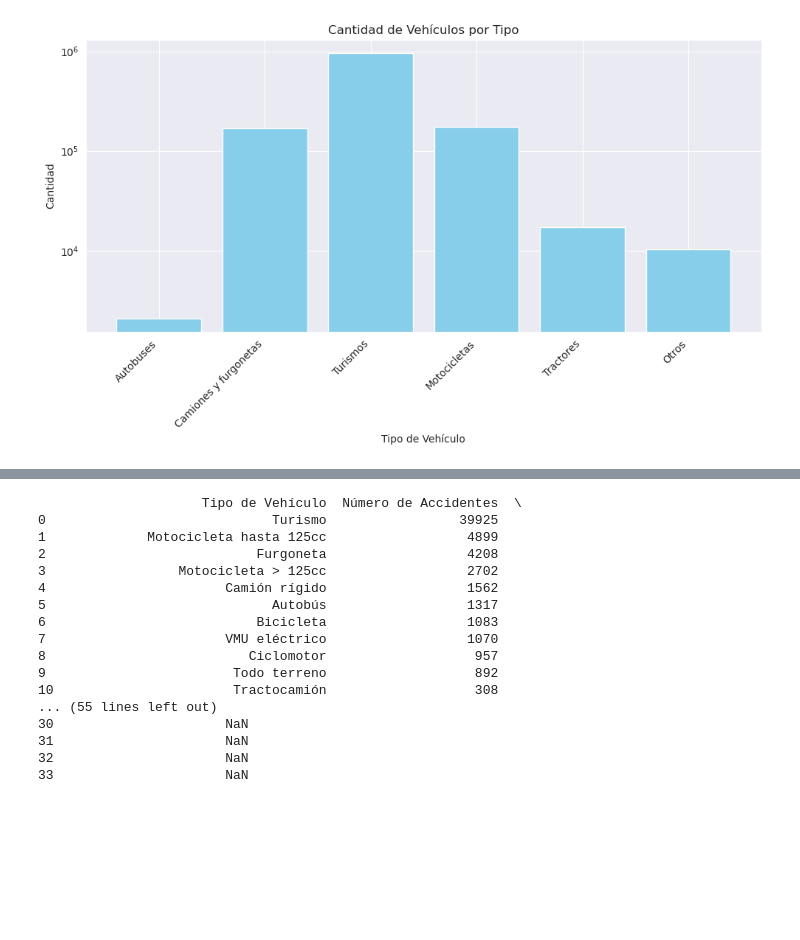
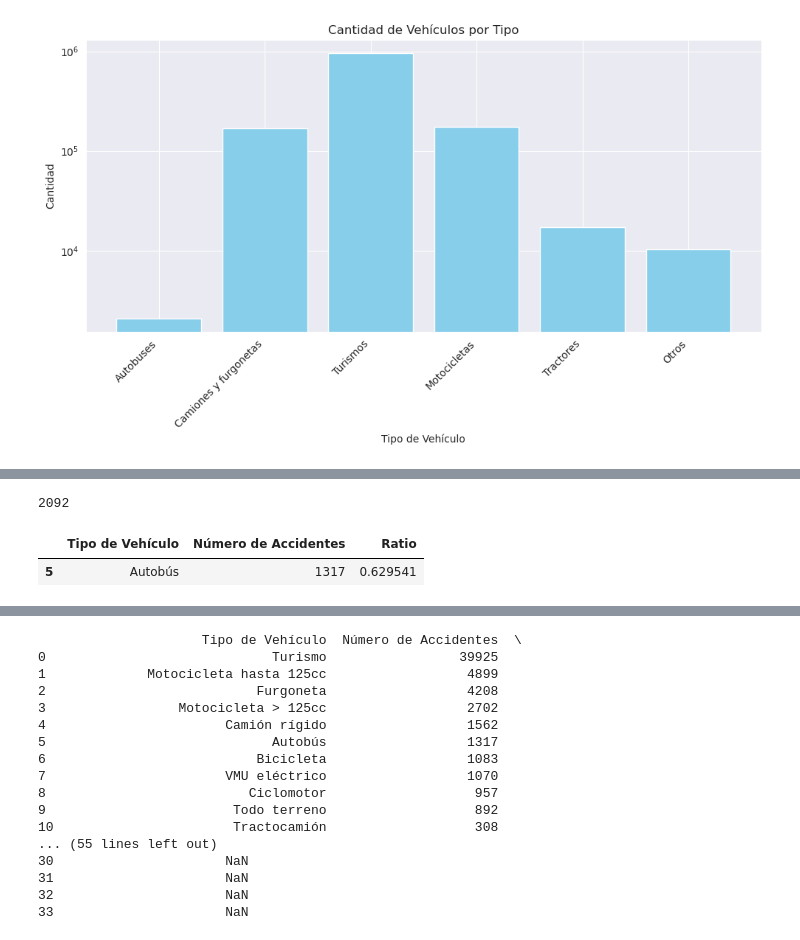
Before and after one commit to lucaramirezo/Traffic-Network-Transparency, a Jupyter notebook: Duo_Descriptive_Data_Analysis.ipynb, the cells around one changed output, grey strips where cells are left out. Saved outputs shown, nothing was run; the diff lists cells and outputs as text; code cells hidden in the pictures; blank space fills up the shorter version.

```diff
--- a/Duo_Descriptive_Data_Analysis.ipynb
+++ b/Duo_Descriptive_Data_Analysis.ipynb
@@ -158,0 +168,46 @@ plt.show()
+# %%
+# Ratio calculation for 'Furgoneta' and 'Camión rígido'
+df_accidentes_por_tipo_vehiculo['Ratio'] = np.where(
+    (df_accidentes_por_tipo_vehiculo['Tipo de Vehículo'] == 'Furgoneta') |
+    (df_accidentes_por_tipo_vehiculo['Tipo de Vehículo'] == 'Camión rígido'),
+    df_accidentes_por_tipo_vehiculo['Número de Accidentes'] / type_vehicles['Camiones y furgonetas'],
+    0
+)# TODO fix this as this has to take into account the sum, not only some of them
+
+# Adding Ratio for 'Turismo'
+df_accidentes_por_tipo_vehiculo['Ratio'] += np.where(
+    df_accidentes_por_tipo_vehiculo['Tipo de Vehículo'] == 'Turismo',
+    df_accidentes_por_tipo_vehiculo['Número de Accidentes'] / type_vehicles['Turismos'],
+    0
+)
+
+df_accidentes_por_tipo_vehiculo['Ratio'] += np.where(
+    (df_accidentes_por_tipo_vehiculo['Tipo de Vehículo'] == 'Autobús'),
+    df_accidentes_por_tipo_vehiculo['Número de Accidentes'] / type_vehicles['Autobuses'],
+    0
+)
+
+df_accidentes_por_tipo_vehiculo['Ratio'] += np.where(
+    (df_accidentes_por_tipo_vehiculo['Tipo de Vehículo'] == 'Motocicleta > 125cc') |
+    (df_accidentes_por_tipo_vehiculo['Tipo de Vehículo'] == 'Moto de tres ruedas > 125cc') |
+    (df_accidentes_por_tipo_vehiculo['Tipo de Vehículo'] == 'Motocicleta hasta 125cc'),
+    df_accidentes_por_tipo_vehiculo['Número de Accidentes'] / type_vehicles['Motocicletas'],
+    0
+)
+
+df_accidentes_por_tipo_vehiculo['Ratio'] += np.where(
+    ~df_accidentes_por_tipo_vehiculo['Tipo de Vehículo'].isin(
+        ['Furgoneta', 'Camión rígido', 'Turismo', 'Autobús', 'Motocicleta > 125cc', 'Moto de tres ruedas > 125cc',
+         'Motocicleta hasta 125cc']),
+    df_accidentes_por_tipo_vehiculo['Número de Accidentes'] / type_vehicles['Otros'],
+    0
+)
+# %%
+type_vehicles['Autobuses']
+# %% [output]
+2092
+# %%
+df_accidentes_por_tipo_vehiculo[df_accidentes_por_tipo_vehiculo['Tipo de Vehículo'] == 'Autobús']
+# %% [output]
+|  | Tipo de Vehículo | Número de Accidentes | Ratio |
+| 5 | Autobús | 1317 | 0.629541 |
```
Also changed, not shown: parts of 9 cells of this notebook.
